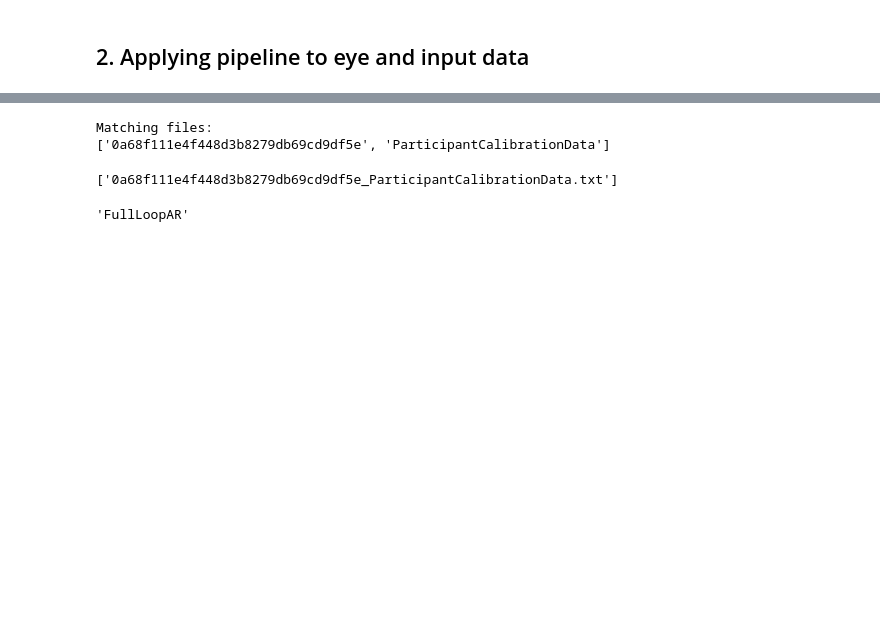
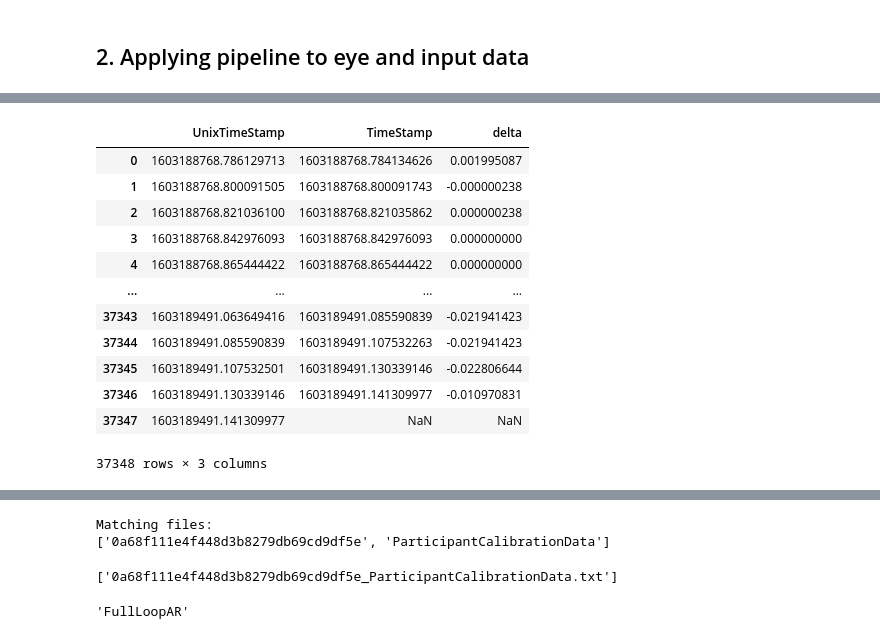
Before and after one commit to JohnMadrid/WestdriveLoopARData, a Jupyter notebook: preprocessing.ipynb, the cells around one changed output, grey strips where cells are left out. Saved outputs shown, nothing was run; the diff lists cells and outputs as text; code cells hidden in the pictures; blank space fills up the shorter version.

```diff
--- a/preprocessing.ipynb
+++ b/preprocessing.ipynb
@@ -414,5 +176,6 @@ def get_input_data_per_uid(target_id, raw_folder_path):
 
     # Sort and save preprocessed data per UID
     df.sort_values(by=['uid', 'TimeStamp'], inplace=True)
+    df.drop_duplicates(inplace=True)
 
     return df
@@ -840,0 +428,4 @@ preprocess_txt_files(raw_folder_path, processed_folder_path_input, 'input', mult
+# %%
+specific_id = '8e03eb1671774d3d9a35f97178902a45'
+raw_folder_path = "Data/0_Raw/Eyetracking/"  # Replace with your actual folder path
+processed_folder_path = "Data/1_Preprocessed/"
@@ -840,0 +442,3 @@ preprocess_txt_files(raw_folder_path, processed_folder_path_input, 'input', mult
+# %%
+existing_eye_tracking_data = pd.read_csv(os.path.join(processed_folder_path, specific_id + '.csv'), low_memory=False)
+existing_input_data = get_input_data_per_uid(specific_id, raw_folder_path)
@@ -840,0 +491,18 @@ preprocess_txt_files(raw_folder_path, processed_folder_path_input, 'input', mult
+# %%
+tscomp = pd.concat([existing_eye_tracking_data.sort_values(['UnixTimeStamp']).reset_index()['UnixTimeStamp'], existing_input_data.sort_values(['TimeStamp']).reset_index()['TimeStamp']], axis=1, sort=False)
+tscomp['delta'] = tscomp['UnixTimeStamp'] - tscomp['TimeStamp']
+tscomp
+# %% [output]
+|  | UnixTimeStamp | TimeStamp | delta |
+| 0 | 1603188768.786129713 | 1603188768.784134626 | 0.001995087 |
+| 1 | 1603188768.800091505 | 1603188768.800091743 | -0.000000238 |
+| 2 | 1603188768.821036100 | 1603188768.821035862 | 0.000000238 |
+| 3 | 1603188768.842976093 | 1603188768.842976093 | 0.000000000 |
+| 4 | 1603188768.865444422 | 1603188768.865444422 | 0.000000000 |
+| ... | ... | ... | ... |
+| 37343 | 1603189491.063649416 | 1603189491.085590839 | -0.021941423 |
+| 37344 | 1603189491.085590839 | 1603189491.107532263 | -0.021941423 |
+| 37345 | 1603189491.107532501 | 1603189491.130339146 | -0.022806644 |
+| 37346 | 1603189491.130339146 | 1603189491.141309977 | -0.010970831 |
+| 37347 | 1603189491.141309977 | NaN | NaN |
+37348 rows × 3 columns
```
Also changed, not shown: parts of 31 cells of this notebook, 1 other file.
